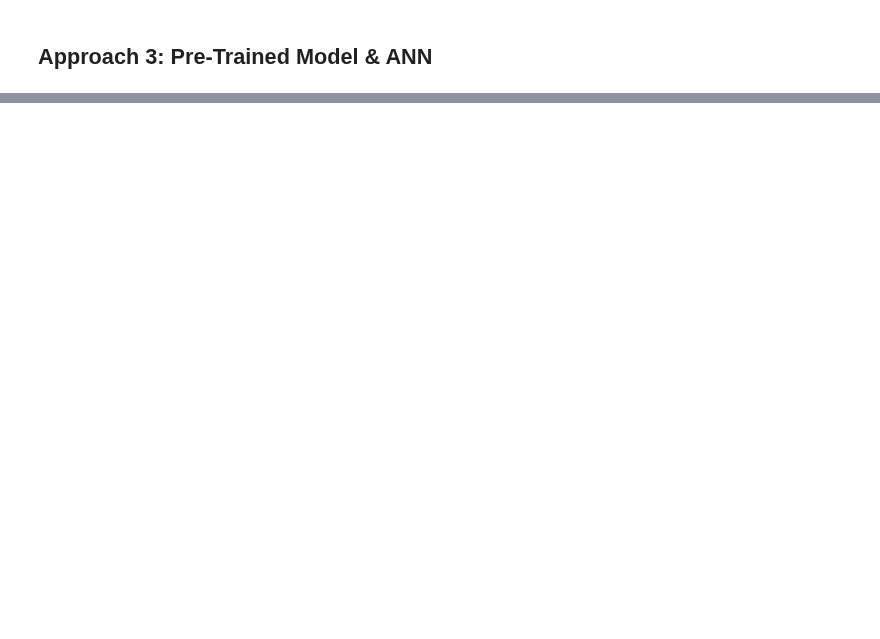
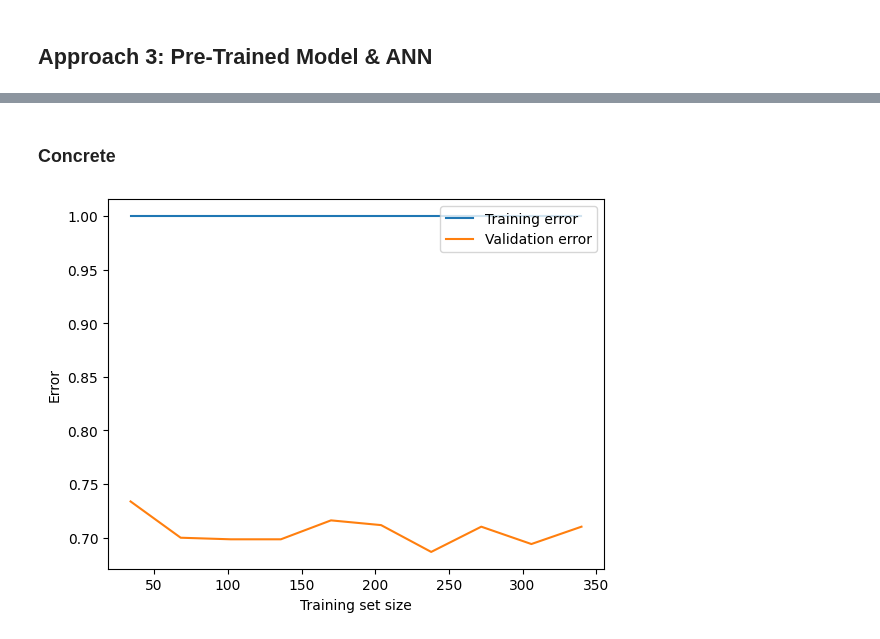
Before and after one commit to lstk44/Homomorphic-Encryption, a Jupyter notebook: UCImageClassification/ImageClassification.ipynb, the cells around one changed output, grey strips where cells are left out. Cells and saved outputs as stored; diff of their text form; code cells hidden in the pictures; blank space fills up the shorter version.

```diff
--- a/UCImageClassification/ImageClassification.ipynb
+++ b/UCImageClassification/ImageClassification.ipynb
@@ -779,0 +1164,2 @@ plot_classification_metrics(ytest_pneumonia, ypred_concrete, plot_title='Concret
+# %% [markdown]
+### Concrete
@@ -779,0 +1261,4 @@ plot_classification_metrics(ytest_pneumonia, ypred_concrete, plot_title='Concret
+# %%
+clf =
+# %% [output]
+[figure, added]
```
Also changed, not shown: parts of 57 cells of this notebook.
